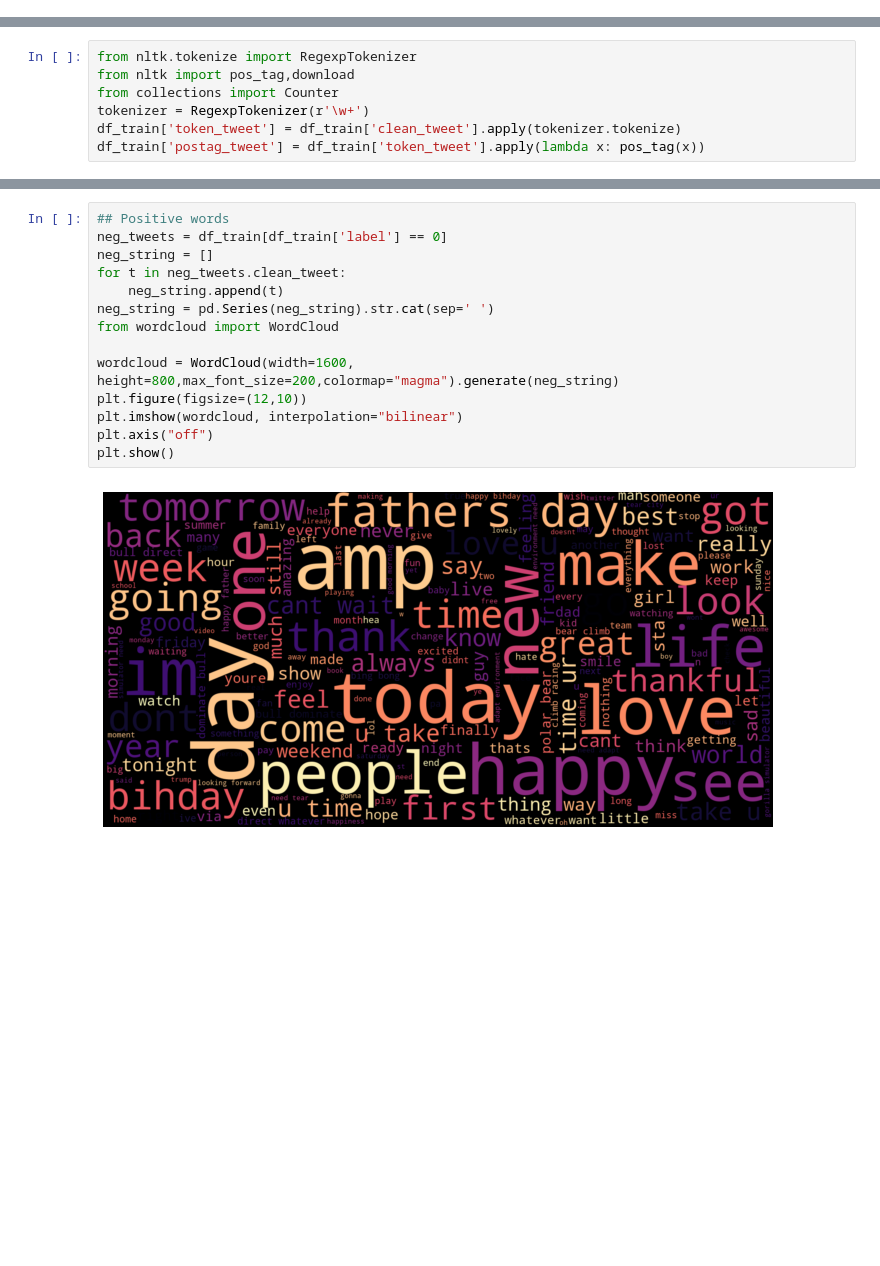
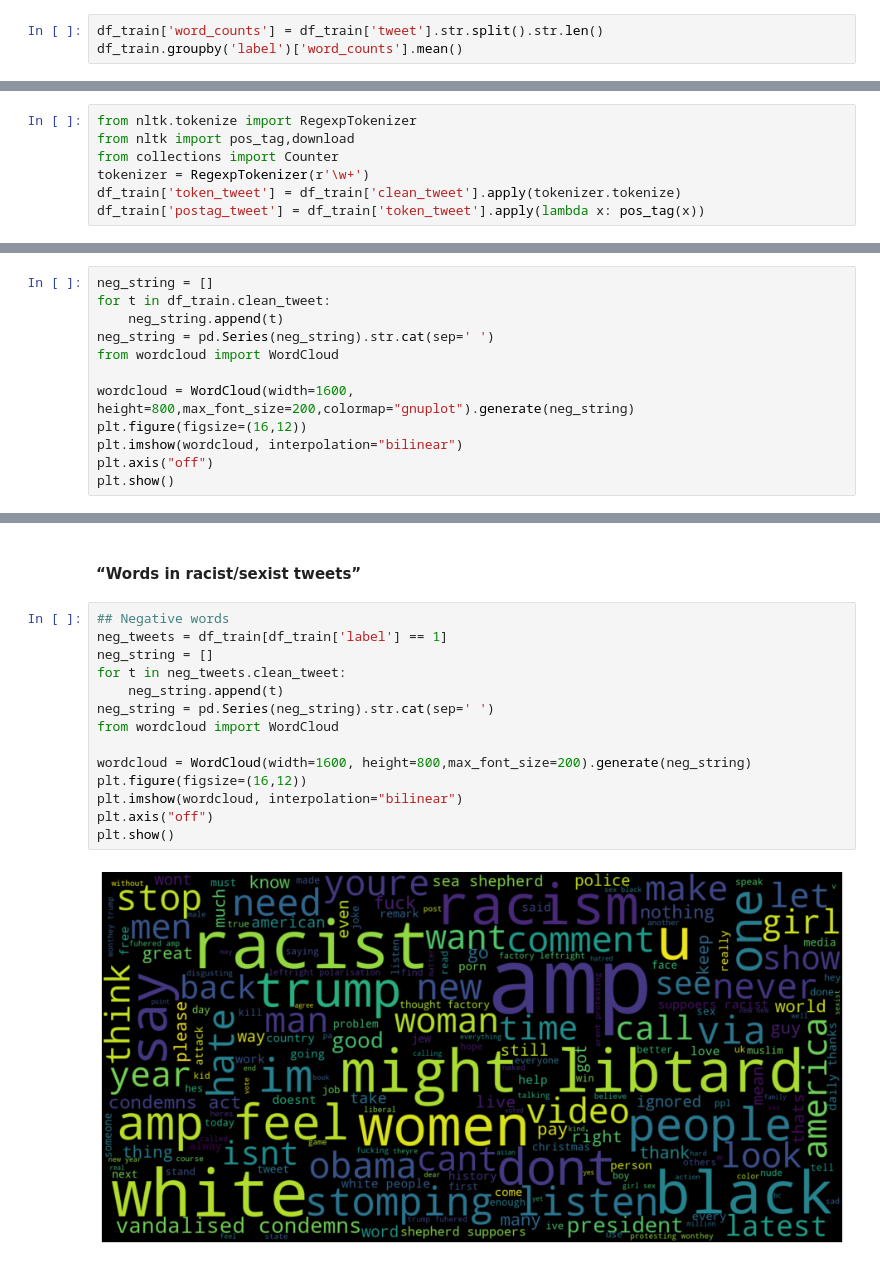
Before and after one commit to bits-mtech/NLP, a Jupyter notebook: Assignment.ipynb, the cells around one changed output, grey strips where cells are left out. Saved outputs shown, nothing was run; the diff lists cells and outputs as text; blank space fills up the shorter version.

```diff
--- a/Assignment.ipynb
+++ b/Assignment.ipynb
@@ -98,0 +106,3 @@ fig.show()
+# %%
+df_train['word_counts'] = df_train['tweet'].str.split().str.len()
+df_train.groupby('label')['word_counts'].mean()
@@ -315,0 +332,12 @@ See the caveats in the documentation: https://pandas.pydata.org/pandas-docs/stab
+# %%
+neg_string = []
+for t in df_train.clean_tweet:
+    neg_string.append(t)
+neg_string = pd.Series(neg_string).str.cat(sep=' ')
+from wordcloud import WordCloud
+
+wordcloud = WordCloud(width=1600, height=800,max_font_size=200,colormap="gnuplot").generate(neg_string)
+plt.figure(figsize=(16,12))
+plt.imshow(wordcloud, interpolation="bilinear")
+plt.axis("off")
+plt.show()
@@ -316,16 +364,18 @@ See the caveats in the documentation: https://pandas.pydata.org/pandas-docs/stab
+# %% [markdown]
+#### “Words in racist/sexist tweets”
 # %%
-## Positive words
-neg_tweets = df_train[df_train['label'] == 0]
+## Negative words
+neg_tweets = df_train[df_train['label'] == 1]
 neg_string = []
 for t in neg_tweets.clean_tweet:
     neg_string.append(t)
 neg_string = pd.Series(neg_string).str.cat(sep=' ')
 from wordcloud import WordCloud
 
-wordcloud = WordCloud(width=1600, height=800,max_font_size=200,colormap="magma").generate(neg_string)
-plt.figure(figsize=(12,10))
+wordcloud = WordCloud(width=1600, height=800,max_font_size=200).generate(neg_string)
+plt.figure(figsize=(16,12))
 plt.imshow(wordcloud, interpolation="bilinear")
 plt.axis("off")
 plt.show()
 # %% [output]
-[figure, old version]
+[figure, new version]
```
Also changed, not shown: parts of 22 cells of this notebook.
